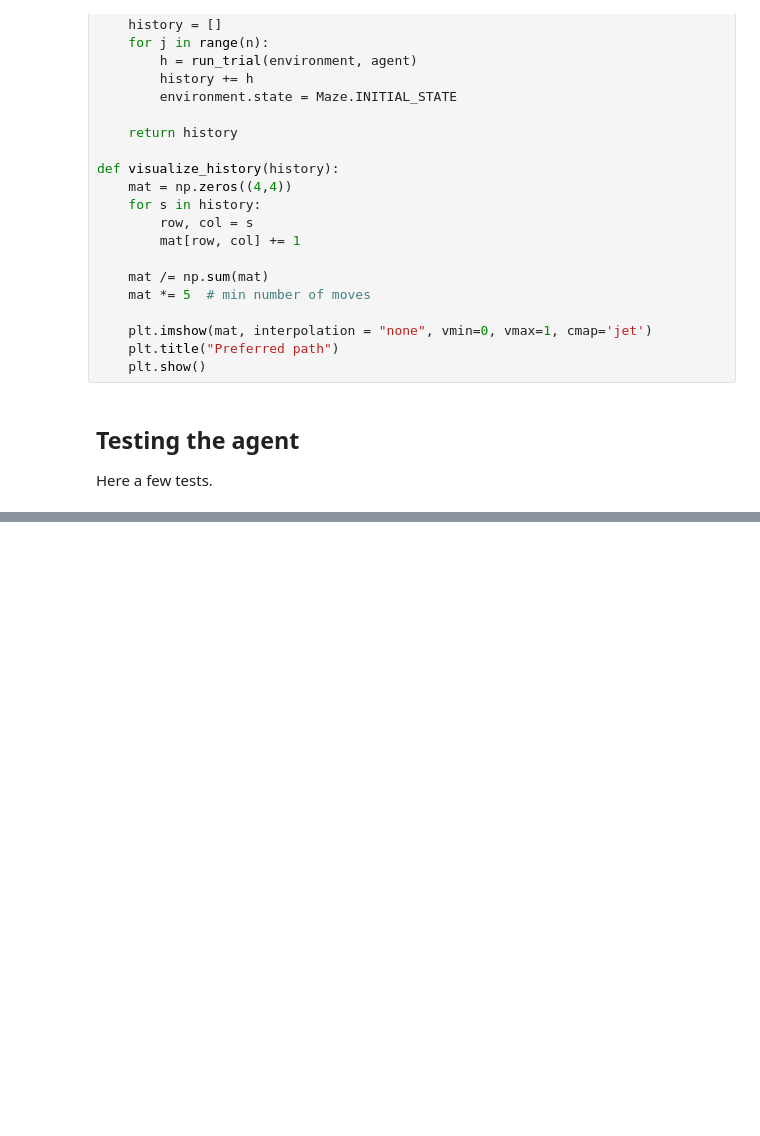
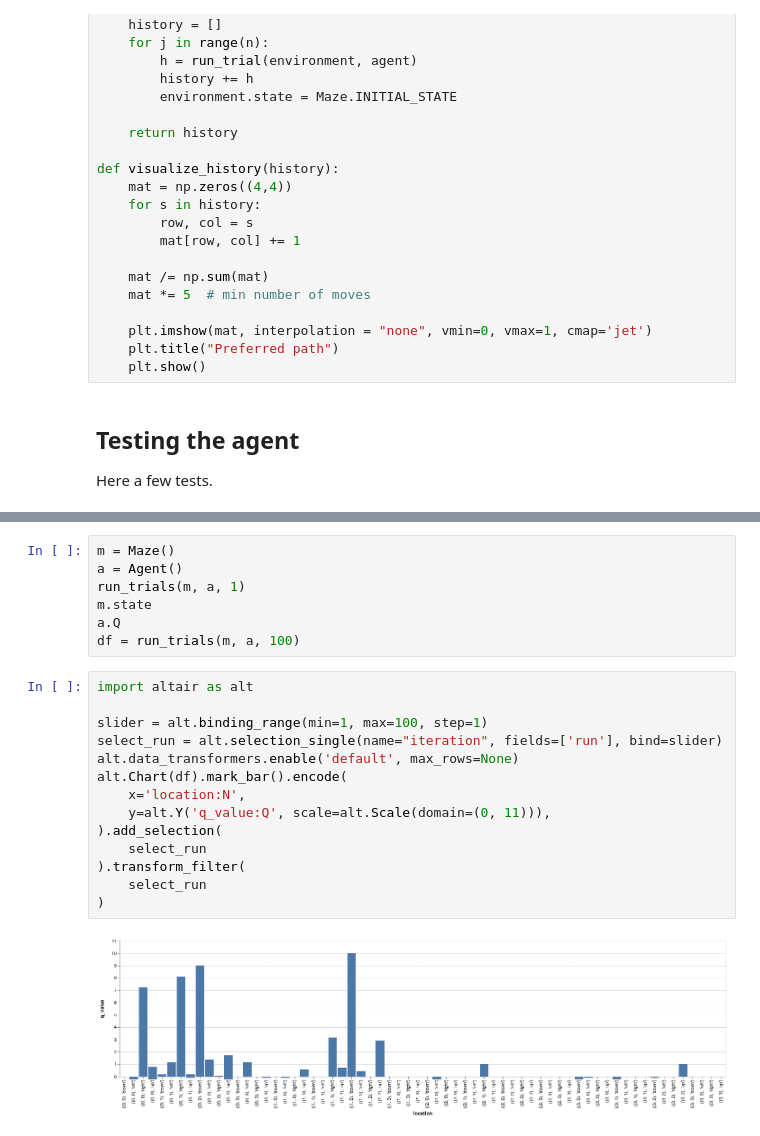
Before and after one commit to TheRealDrDre/CompCogNeuro, a Jupyter notebook: RL2_qagents.ipynb, the cells around one changed output, grey strips where cells are left out. Saved outputs shown, nothing was run; the diff lists cells and outputs as text; blank space fills up the shorter version.

Commit message:
add slider viz

```diff
--- a/RL2_qagents.ipynb
+++ b/RL2_qagents.ipynb
@@ -258,0 +326,23 @@ visualize_history(h)
+# %%
+m = Maze()
+a = Agent()
+run_trials(m, a, 1)
+m.state
+a.Q
+df = run_trials(m, a, 100)
+# %%
+import altair as alt
+
+slider = alt.binding_range(min=1, max=100, step=1)
+select_run = alt.selection_single(name="iteration", fields=['run'], bind=slider)
+alt.data_transformers.enable('default', max_rows=None)
+alt.Chart(df).mark_bar().encode(
+    x='location:N',
+    y=alt.Y('q_value:Q', scale=alt.Scale(domain=(0, 11))),
+).add_selection(
+    select_run
+).transform_filter(
+    select_run
+)
+# %% [output]
+[figure, added]
```
Also changed, not shown: parts of 6 cells of this notebook, 1 other file.
